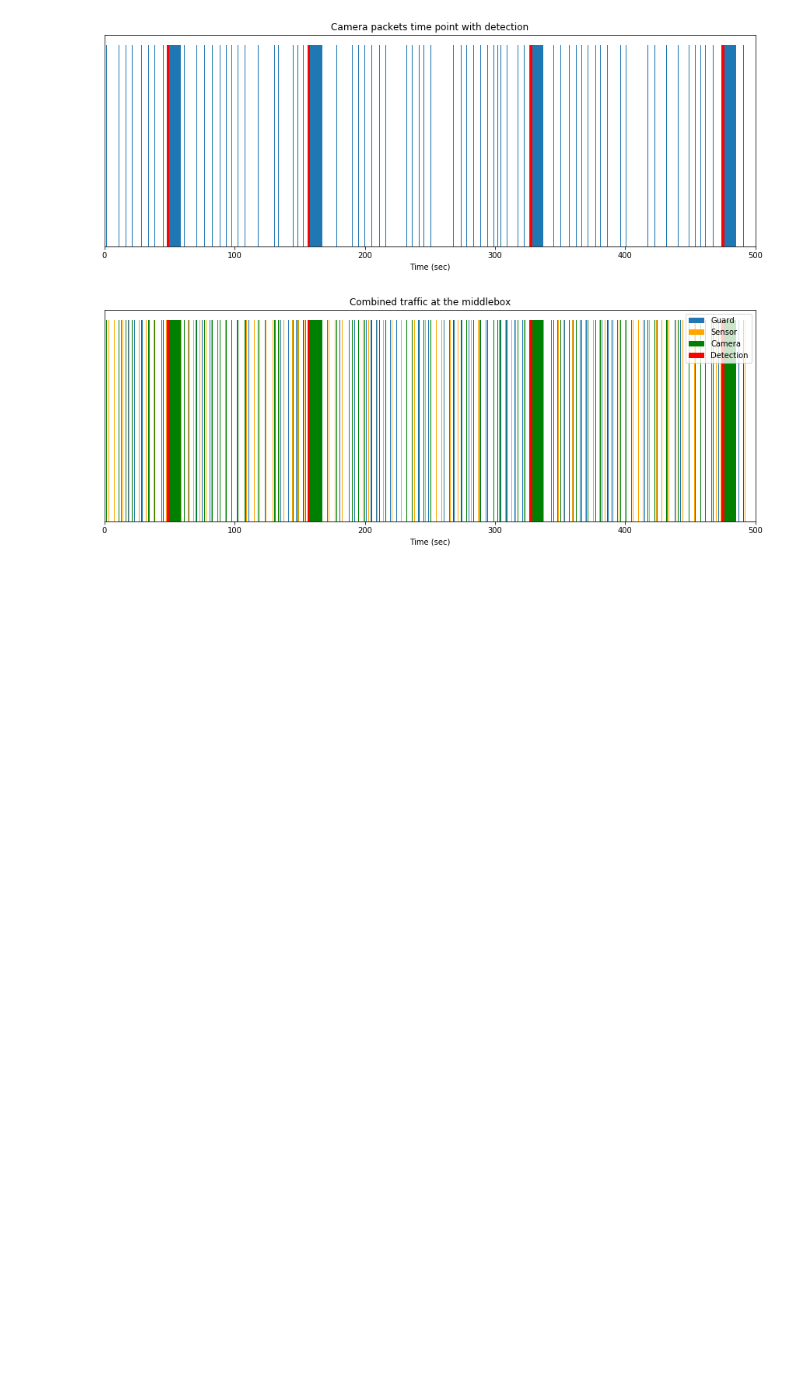
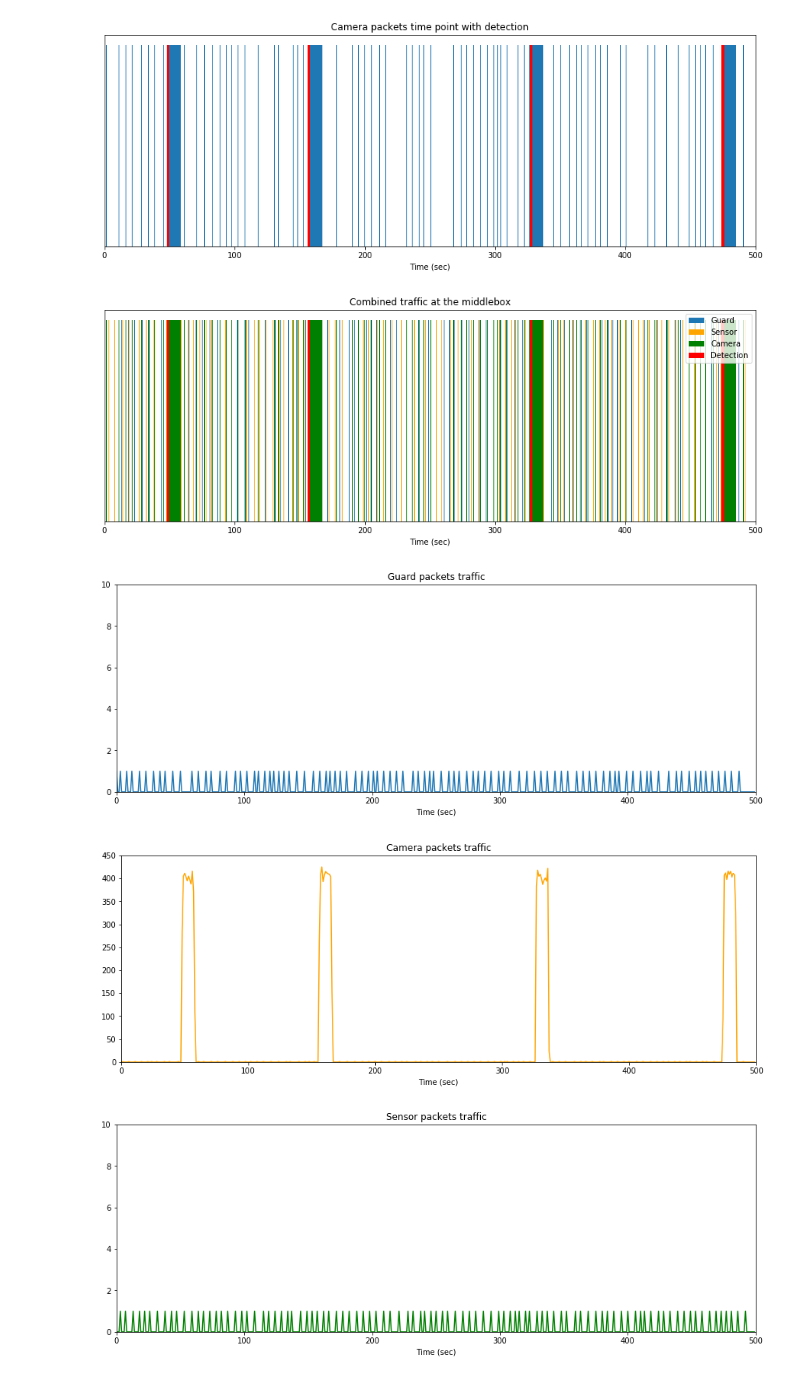
Before and after one commit to KuoTzu-yang/COMP5622_IoT_Guard_Experiment, a Jupyter notebook: experiment3_analysis_and_visualization.ipynb, the cells around one changed output. Saved outputs shown, nothing was run; the diff lists cells and outputs as text; code cells hidden in the pictures; blank space fills up the shorter version.

Commit message:
Extend experiment 3 by drawing curve within second-intervals

```diff
--- a/experiment3_analysis_and_visualization.ipynb
+++ b/experiment3_analysis_and_visualization.ipynb
@@ -38,5 +38,15 @@ detect_time_points = np.array(detect_time_points) - min_val
 
 detect_time_points = [int(d) for d in detect_time_points]
 detect_time_points = list(set(detect_time_points))
-print(detect_time_points)
 detect_time_points = [49, 157, 328, 475]
+
+def generate_curve(time_points):
+    round_time_points = [int(d) for d in time_points]
+    occurrences = []
+    for i in range(500):
+        occurrences.append(round_time_points.count(i))
+    return occurrences
+
+Guard_occurrences = generate_curve(Guard_time_points)
+Camera_occurrences = generate_curve(Camera_time_points)
+Sensor_occurrences = generate_curve(Sensor_time_points)
@@ -110,3 +165,12 @@ draw_single_traffic_with_detection(Camera_time_points, 'Camera packets time poin
 draw_combined_traffic()
 # %% [output]
 [figure]
+# %%
+# Experiment 3 (visualize, continued)
+draw_single_curve(Guard_occurrences, 'Guard packets traffic', 10)
+draw_single_curve(Camera_occurrences, 'Camera packets traffic', 450, color='orange')
+draw_single_curve(Sensor_occurrences, 'Sensor packets traffic', 10, color='g')
+# %% [output]
+[figure, added]
+[figure, added]
+[figure, added]
```
Also changed, not shown: parts of 4 cells of this notebook.
